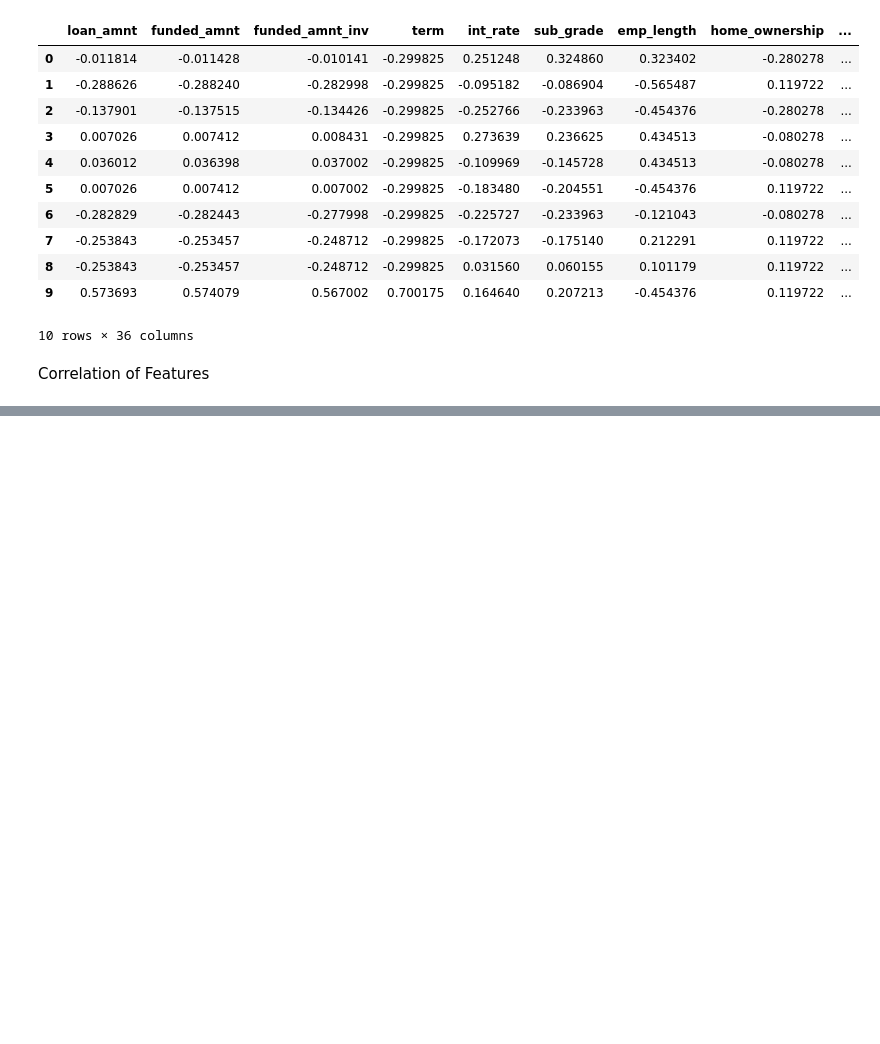
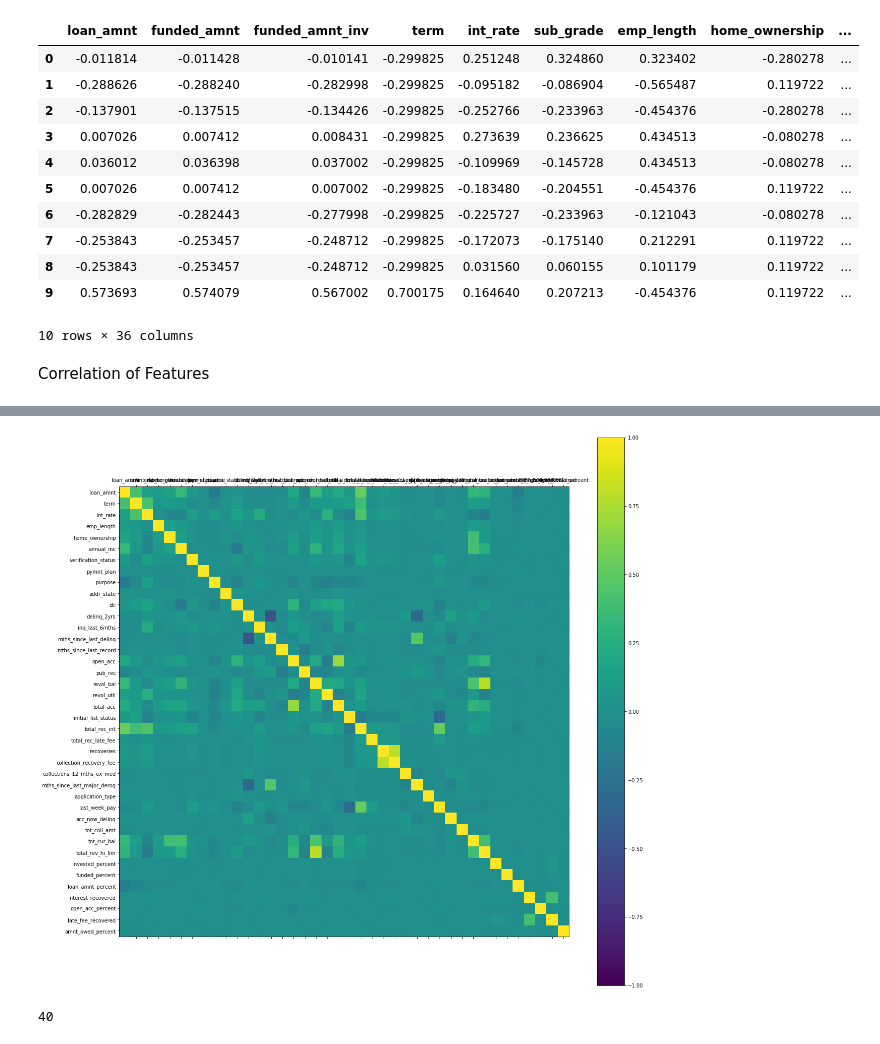
Before and after one commit to surajpaib/Hacker-Earth-Challenge-Loan-Defaulters, a Jupyter notebook: hackerearthchallenge/clean_dataset.ipynb, the cells around one changed output, grey strips where cells are left out. Drawn from its saved outputs; the diff is of its cells as text; code cells hidden in the pictures; blank space fills up the shorter version.

```diff
--- a/hackerearthchallenge/clean_dataset.ipynb
+++ b/hackerearthchallenge/clean_dataset.ipynb
@@ -149,4 +161,8 @@ plt.show()
 # %%
 dataframe_expt['invested_percent'] = dataframe_expt['funded_amnt_inv'] / dataframe_expt['funded_amnt']
-dataframe_expt['funded_percent'] = dataframe_expt['funded_amnt'] / dataframe_expt['loan']
+dataframe_expt['funded_percent'] = dataframe_expt['funded_amnt'] / dataframe_expt['loan_amnt']
 dataframe_expt['loan_amnt_percent'] = dataframe_expt['loan_amnt'] / dataframe_expt['annual_inc']
+dataframe_expt['interest_recovered'] = dataframe_expt['total_rec_int']/ ( dataframe_expt['int_rate'] * dataframe_expt['loan_amnt'])
+dataframe_expt['open_acc_percent'] = dataframe_expt['open_acc']/ dataframe_expt['total_acc']
+dataframe_expt['late_fee_recovered'] = dataframe_expt['total_rec_late_fee']/ ( dataframe_expt['int_rate'] * dataframe_expt['loan_amnt'])
+dataframe_expt['amnt_owed_percent'] = dataframe_expt['tot_coll_amt'] / dataframe_expt['tot_cur_bal']
@@ -153,3 +178,11 @@ dataframe_expt['loan_amnt_percent'] = dataframe_expt['loan_amnt'] / dataframe_ex
+# %%
+plot_dataframe(dataframe_expt)
+# %% [output]
+[figure, added]
+# %%
+print len(dataframe_expt.columns)
+# %% [output]
+40
 # %%
 x = dataframe_expt.as_matrix()
 y = y.as_matrix()
```
Also changed, not shown: parts of 9 cells of this notebook, 2 other files.
